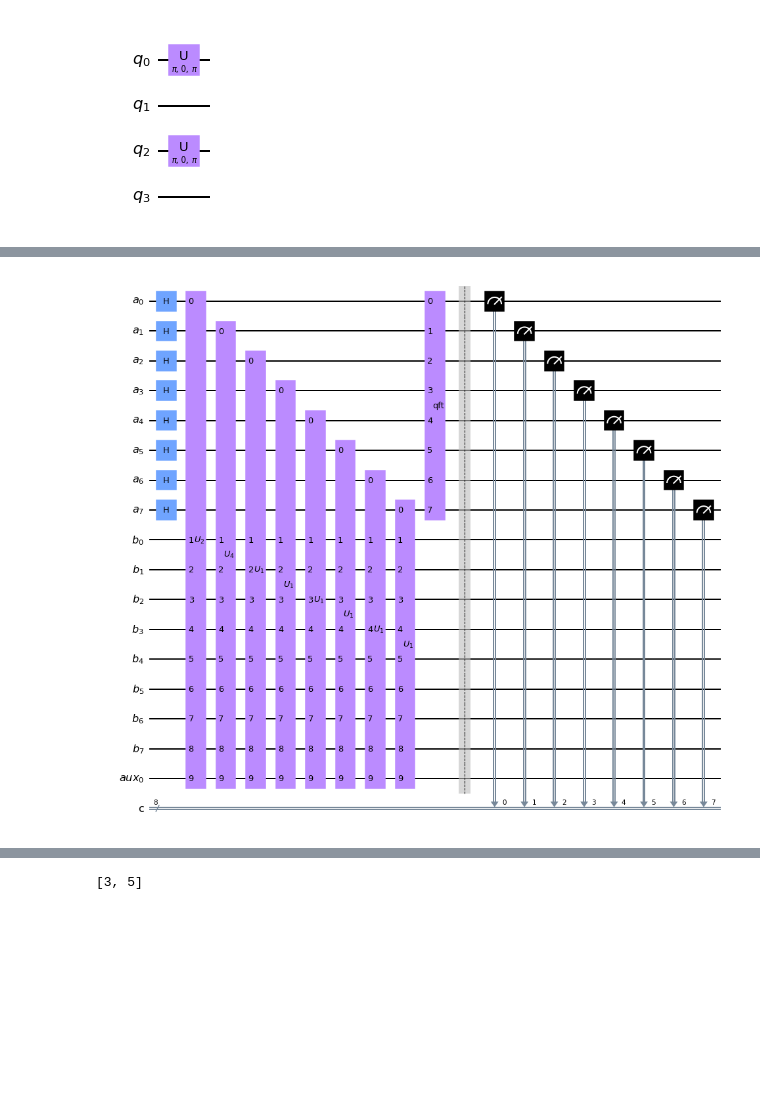
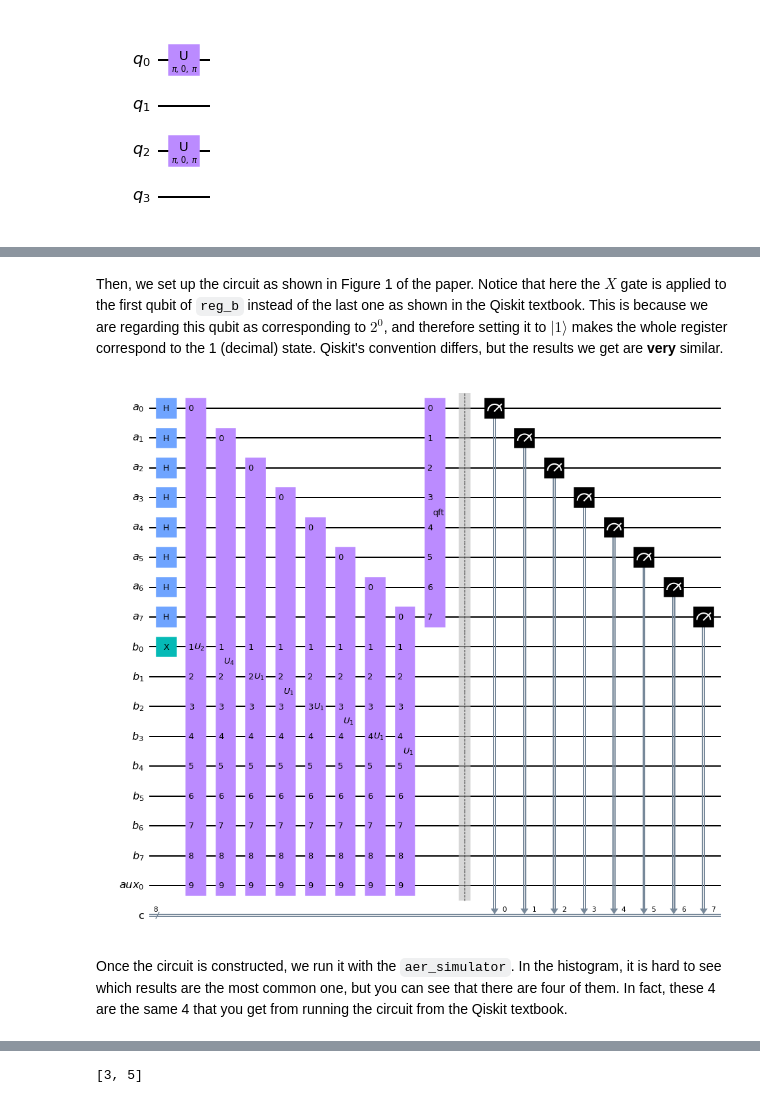
Before and after one commit to epelaaez/QuantumLibrary, a Jupyter notebook: papers/Shor’s using 2n+3 qubits.ipynb, the cells around one changed output, grey strips where cells are left out. Saved outputs shown, nothing was run; the diff lists cells and outputs as text; code cells hidden in the pictures; blank space fills up the shorter version.

```diff
--- a/papers/Shor’s using 2n+3 qubits.ipynb
+++ b/papers/Shor’s using 2n+3 qubits.ipynb
@@ -151,9 +173,8 @@ def adder(n, val_a, dag=False):
 
     return adder_gate
 # %%
-b = QuantumRegister(4)
-c = ClassicalRegister(4)
-q = QuantumCircuit(b,c)
+b = QuantumRegister(4, name='q')
+q = QuantumCircuit(b)
 
 add_1 = 5
 add_2 = 3
@@ -161,20 +182,18 @@ add_2 = 3
 init = set_initial(b.size, add_1)
 q.append(init, b[:])
 
-qft = QFT(4)
+qft = QFT(4, name="$QFT$")
 q.append(qft, b[:])
 
 add = adder(4, add_2, dag=True)
 q.append(add, b[:])
 
-qft_i = QFT(4, inverse=True)
+qft_i = QFT(4, inverse=True, name="$QFT^\dag$")
 q.append(qft_i, b[:])
-
-q.measure(b, c)
 
 display(q.draw('mpl'))
 
-backend = Aer.get_backend('qasm_simulator')
+backend = Aer.get_backend('statevector_simulator')
 q = transpile(q, basis_gates=['cx', 'u'])
 result = backend.run(q).result()
 counts = result.get_counts()
@@ -436,39 +429,38 @@ Expected:  4
 n = len("{0:b}".format(15))
 a = 2
 N = 15
-# %%
-def a2jmodN(a, j, N):
-    """Compute a^{2^j} (mod N) by repeated squaring"""
-    for i in range(j):
-        a = np.mod(a**2, N)
-    return a
+# %% [markdown]
+Then, we set up the circuit as shown in Figure 1 of the paper. Notice that here the $X$ gate is applied to the first qubit of `reg_b` instead of the last one as shown in the Qiskit textbook. This is because we are regarding this qubit as corresponding to $2^0$, and therefore setting it to $|1\rangle$ makes the whole register correspond to the 1 (decimal) state. Qiskit's convention differs, but the results we get are **very** similar.
 # %%
 reg_a = QuantumRegister(2 * n, name='a')
 reg_b = QuantumRegister(2 * n, name='b')
 aux   = QuantumRegister(1, name='aux')
 clas  = ClassicalRegister(2 * n, name='c')
 qc    = QuantumCircuit(reg_a, reg_b, aux, clas)
 
 qc.h(reg_a)
+qc.x(reg_b[0])
 
 qc.append(u_a(n, a2jmodN(a, 0, N), N), [reg_a[:][0]] + reg_b[:] + aux[:])
 qc.append(u_a(n, a2jmodN(a, 1, N), N), [reg_a[:][1]] + reg_b[:] + aux[:])
 qc.append(u_a(n, a2jmodN(a, 2, N), N), [reg_a[:][2]] + reg_b[:] + aux[:])
 qc.append(u_a(n, a2jmodN(a, 3, N), N), [reg_a[:][3]] + reg_b[:] + aux[:])
 qc.append(u_a(n, a2jmodN(a, 4, N), N), [reg_a[:][4]] + reg_b[:] + aux[:])
 qc.append(u_a(n, a2jmodN(a, 5, N), N), [reg_a[:][5]] + reg_b[:] + aux[:])
 qc.append(u_a(n, a2jmodN(a, 6, N), N), [reg_a[:][6]] + reg_b[:] + aux[:])
 qc.append(u_a(n, a2jmodN(a, 7, N), N), [reg_a[:][7]] + reg_b[:] + aux[:])
 
 qc.append(QFT(2 * n, inverse=True), reg_a[:])
 
 qc.barrier()
 
 qc.measure(reg_a, clas)
 
 qc.draw('mpl')
 # %% [output]
-[figure, old version]
+[figure, new version]
+# %% [markdown]
+Once the circuit is constructed, we run it with the `aer_simulator`. In the histogram, it is hard to see which results are the most common one, but you can see that there are four of them. In fact, these 4 are the same 4 that you get from running the circuit from the Qiskit textbook.
 # %%
 aer_sim = Aer.get_backend('aer_simulator')
 qc = transpile(qc, aer_sim)
```
Also changed, not shown: parts of 33 cells of this notebook.
